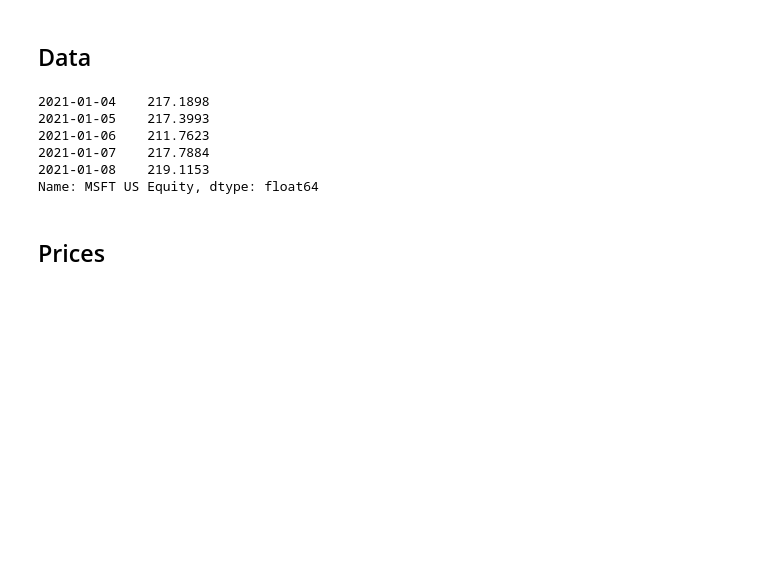
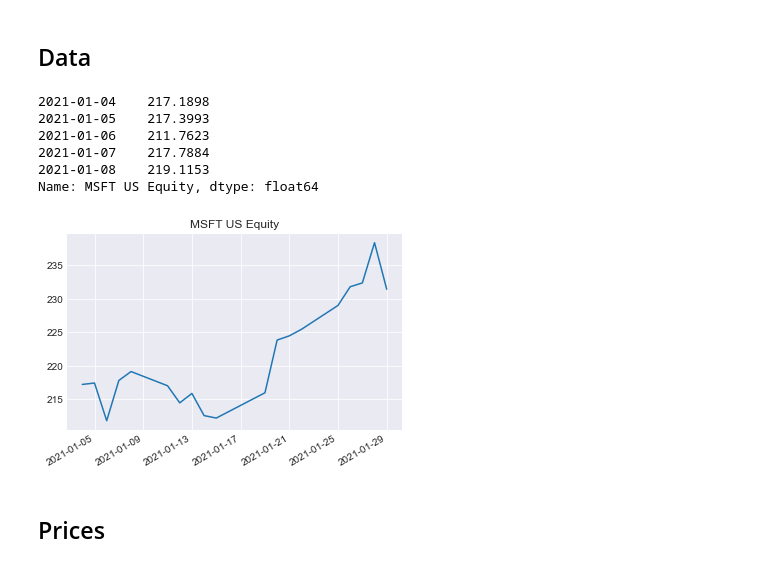
Before and after one commit to marcobonifacio/pyriskman, a Jupyter notebook: docs/fintopy.ipynb, the cells around one changed output. Drawn from its saved outputs; the diff is of its cells as text; code cells hidden in the pictures; blank space fills up the shorter version.

```diff
--- a/docs/fintopy.ipynb
+++ b/docs/fintopy.ipynb
@@ -2,9 +2,17 @@
 # Fintopy #
 ## Pandas extensions for financial markets ##
 # %%
+import sys
+sys.path.append('..')
+
+import numpy as np
 import pandas as pd
+import matplotlib.pyplot as plt
+import matplotlib.ticker as mtick
 from xbbg import blp
 import fintopy
+
+plt.style.use('seaborn-darkgrid')
 # %% [markdown]
 ## Data ##
 # %%
@@ -19,6 +27,10 @@ s.head()
 2021-01-07    217.7884
 2021-01-08    219.1153
 Name: MSFT US Equity, dtype: float64
+# %%
+s.plot(title=s.name);
+# %% [output]
+[figure, added]
 # %% [markdown]
 ## Prices ##
 # %% [markdown]
```
Also changed, not shown: parts of 21 cells of this notebook, 1 other file.
